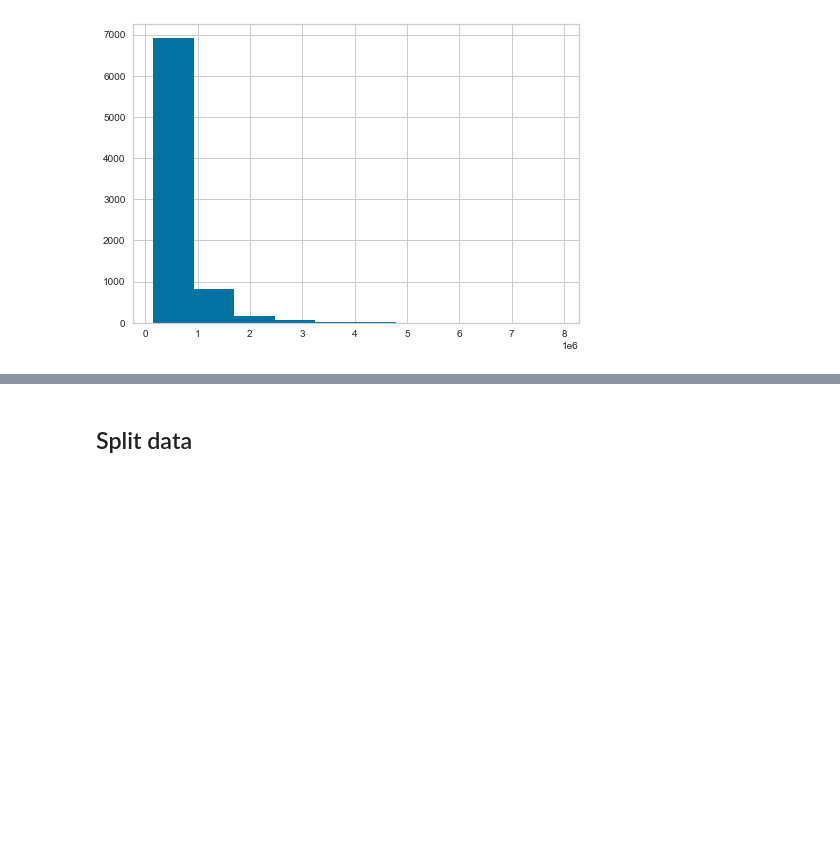
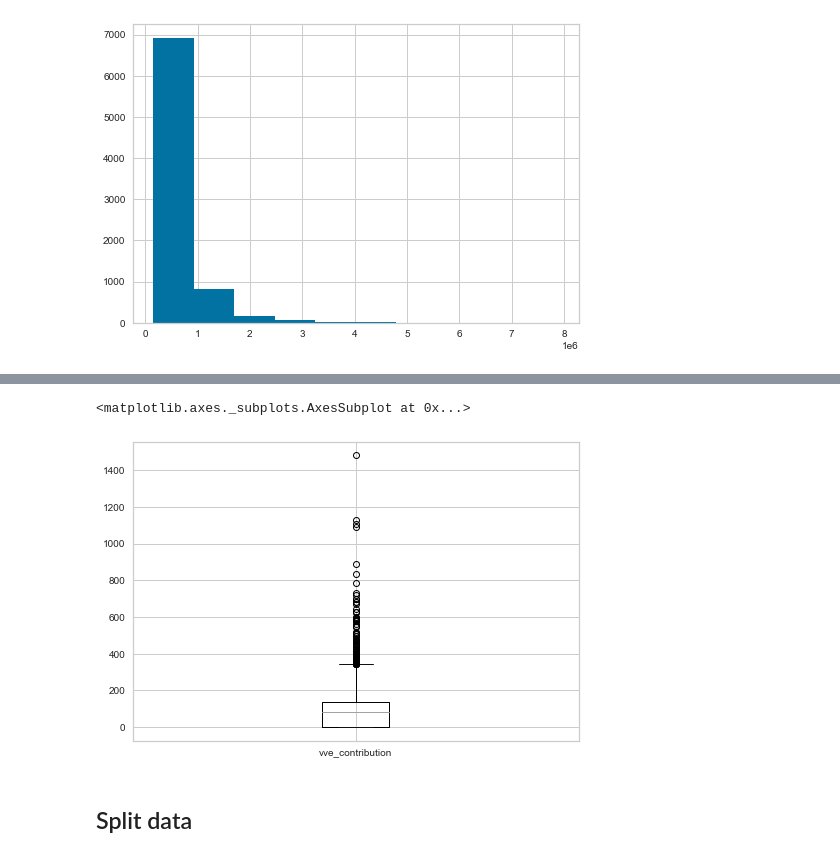
Before and after one commit to therinz/dutch-housing, a Jupyter notebook: notebooks/explore_data.ipynb, the cells around one changed output, grey strips where cells are left out. Drawn from its saved outputs; the diff is of its cells as text; code cells hidden in the pictures; blank space fills up the shorter version.

```diff
--- a/notebooks/explore_data.ipynb
+++ b/notebooks/explore_data.ipynb
@@ -138,3 +220,8 @@ o[(np.abs(stats.zscore(o)) < 3).all(axis=1)]
+# %%
+o.boxplot("vve_contribution")
+# %% [output]
+<matplotlib.axes._subplots.AxesSubplot at 0x...>
+[figure, added]
 # %% [markdown]
 ## Split data
 # %%
```
Also changed, not shown: parts of 9 cells of this notebook, 3 other files.
